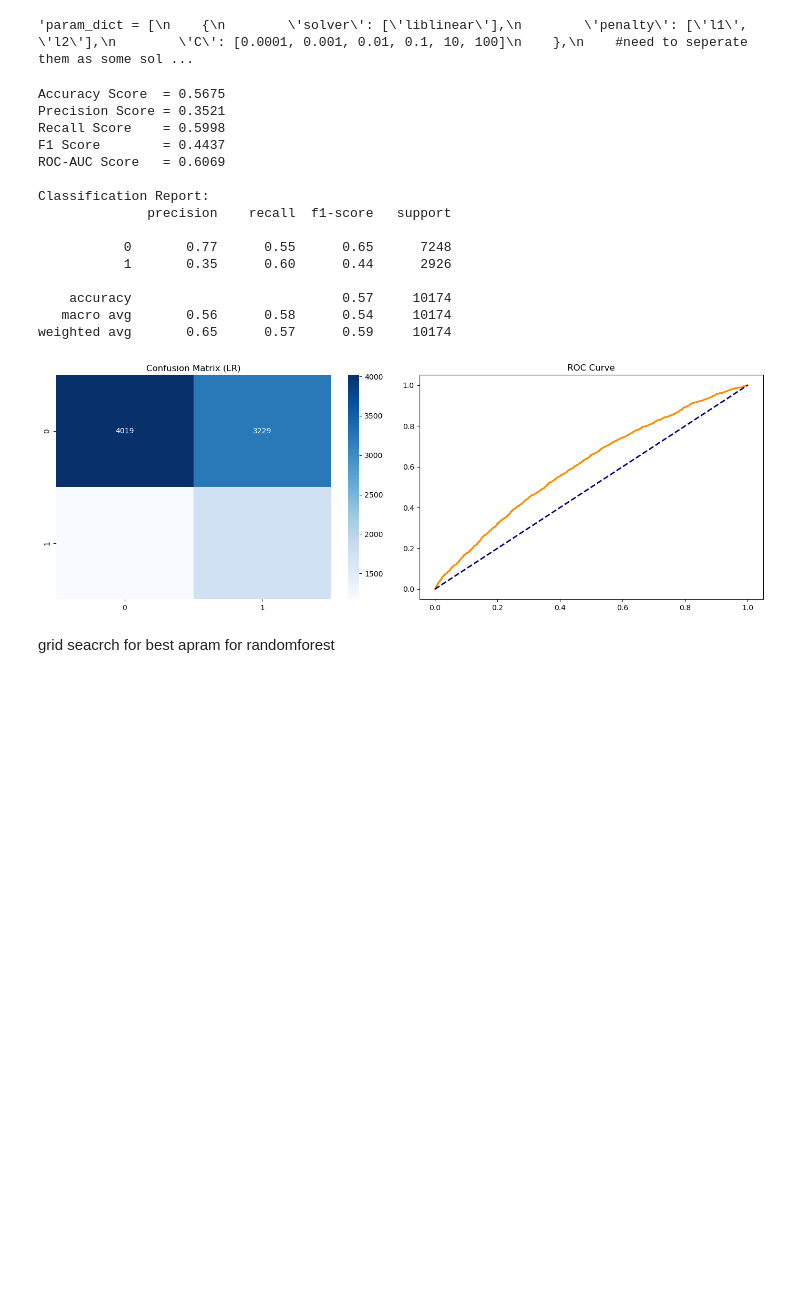
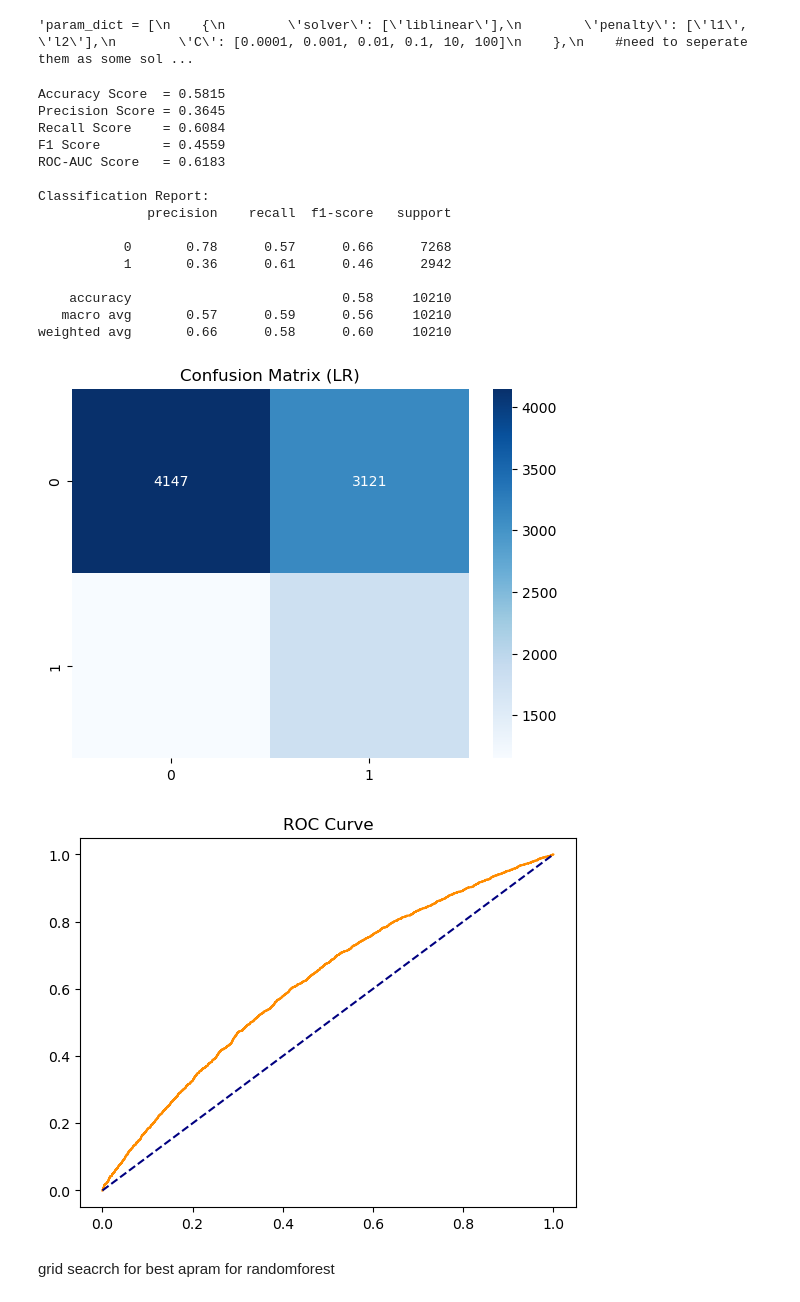
Before and after one commit to krm56/Predicting-customer-churn-using-neural-networks, a Jupyter notebook: Pproject.ipynb, the cells around one changed output. Drawn from its saved outputs; the diff is of its cells as text; code cells hidden in the pictures; blank space fills up the shorter version.

Commit message:
fixed several errors in my preprocessing steps and attemted to fix confusion matrix(failed)

```diff
--- a/Pproject.ipynb
+++ b/Pproject.ipynb
@@ -336,10 +358,21 @@ Index([], dtype='object')
 # %%
+from sklearn.impute import SimpleImputer
 from sklearn.model_selection import train_test_split
 
 X_main = df.drop('Churn' , axis=1)
 Y_main = df['Churn']
 
-X_train, X_test, Y_train, Y_test = train_test_split(X_main, Y_main, test_size=0.2, random_state=42, stratify=Y_main)
+X_train, X_test, Y_train,  Y_test = train_test_split(X_main, Y_main, test_size=0.2, random_state=42, stratify=Y_main)
+
+column_names = X_train.columns
+
+imputer = SimpleImputer(strategy='mean')
+X_train = imputer.fit_transform(X_train)
+X_test = imputer.transform(X_test)
+
+
+X_train = pd.DataFrame(X_train, columns=column_names)
+X_test = pd.DataFrame(X_test, columns=column_names)
 # %% [markdown]
 now we need to use robust scalr as for some of our model the ann and linear regression in particular will view certain features as more important due to ahveing more data which is innacurate and unfair test so we need to robust scalar
 # %%
@@ -350,5 +383,5 @@ scaler = StandardScaler()
 X_train_scaled = scaler.fit_transform(X_train)
 X_test_scaled = scaler.transform(X_test)
 #makes sures thiers no NaNs in our data after scale sets them to zero so we can ru smote
-X_train_scaled = np.nan_to_num(X_train_scaled, nan=0.0)
-X_test_scaled = np.nan_to_num(X_test_scaled, nan=0.0)
+"""X_train_scaled = np.nan_to_num(X_train_scaled, nan=0.0)
+X_test_scaled = np.nan_to_num(X_test_scaled, nan=0.0)       """
@@ -412,9 +447,9 @@ from sklearn.metrics import classification_report
 
 l_model = LogisticRegression(
     max_iter=1000,
-    C=0.1,
+    C=1,
     penalty='l2',
-    solver='liblinear',
+    solver='lbfgs',
     random_state=42
 )
 
@@ -423,55 +458,57 @@ l_model.fit(X_train_s, Y_train_s)
 Y_pred_lr = l_model.predict(X_test_scaled)
 
 l_results = [
     accuracy_score(Y_test, Y_pred_lr),
     precision_score(Y_test, Y_pred_lr),
     recall_score(Y_test, Y_pred_lr),
     f1_score(Y_test, Y_pred_lr),
     roc_auc_score(Y_test, l_model.predict_proba(X_test_scaled)[:, 1])
 ]
 
 print(f"Accuracy Score  = {l_results[0]:.4f}")
 print(f"Precision Score = {l_results[1]:.4f}")
 print(f"Recall Score    = {l_results[2]:.4f}")
 print(f"F1 Score        = {l_results[3]:.4f}")
 print(f"ROC-AUC Score   = {l_results[4]:.4f}")
 print("\nClassification Report:")
 print(classification_report(Y_test, Y_pred_lr))
 
 
-fig, ax = plt.subplots(1, 2, figsize=(14, 5))
+cm = confusion_matrix(Y_test, Y_pred_lr)
+sns.heatmap(cm, annot=True, fmt='d', cmap='Blues')
+plt.title('Confusion Matrix (LR)')
+plt.ylim(len(cm), 0)
+plt.ylim(2.0, 0)
+plt.show()
 
 
-cm = confusion_matrix(Y_test, Y_pred_lr)
-sns.heatmap(cm, annot=True, fmt='d', cmap='Blues', ax=ax[0])
-ax[0].set_title('Confusion Matrix (LR)')
+y_probs = l_model.predict_proba(X_test_scaled)[:, 1]
+fpr, tpr, thresholds = roc_curve(Y_test, y_probs)
+
+plt.plot(fpr, tpr, color='darkorange')
+plt.plot([0, 1], [0, 1], color='navy', linestyle='--')
+plt.title('ROC Curve')
 
 
-fpr, tpr, thresholds = roc_curve(Y_test, l_model.predict_proba(X_test_scaled)[:, 1])
-ax[1].plot(fpr, tpr, color='darkorange', lw=2, label=f'ROC curve (area = {l_results[4]:.2f})')
-ax[1].plot([0, 1], [0, 1], color='navy', lw=2, linestyle='--')
-ax[1].set_title('ROC Curve')
-
-
-plt.tight_layout()
 plt.show()
 # %% [output]
-Accuracy Score  = 0.5675
-Precision Score = 0.3521
-Recall Score    = 0.5998
-F1 Score        = 0.4437
-ROC-AUC Score   = 0.6069
+Accuracy Score  = 0.5815
+Precision Score = 0.3645
+Recall Score    = 0.6084
+F1 Score        = 0.4559
+ROC-AUC Score   = 0.6183
 
 Classification Report:
               precision    recall  f1-score   support
 
-           0       0.77      0.55      0.65      7248
-           1       0.35      0.60      0.44      2926
+           0       0.78      0.57      0.66      7268
+           1       0.36      0.61      0.46      2942
 
-    accuracy                           0.57     10174
-   macro avg       0.56      0.58      0.54     10174
-weighted avg       0.65      0.57      0.59     10174
+    accuracy                           0.58     10210
+   macro avg       0.57      0.59      0.56     10210
+weighted avg       0.66      0.58      0.60     10210
-[figure, old version]
+[figure, new version]
+[figure, added]
 # %% [markdown]
 grid seacrch for best apram for randomforest
 # %%
```
Also changed, not shown: parts of 22 cells of this notebook, 37 other files.
